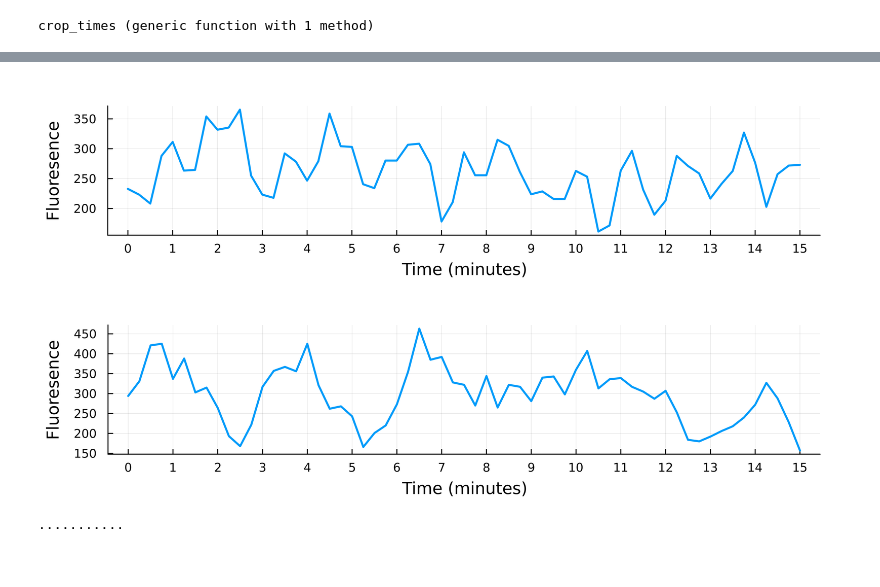
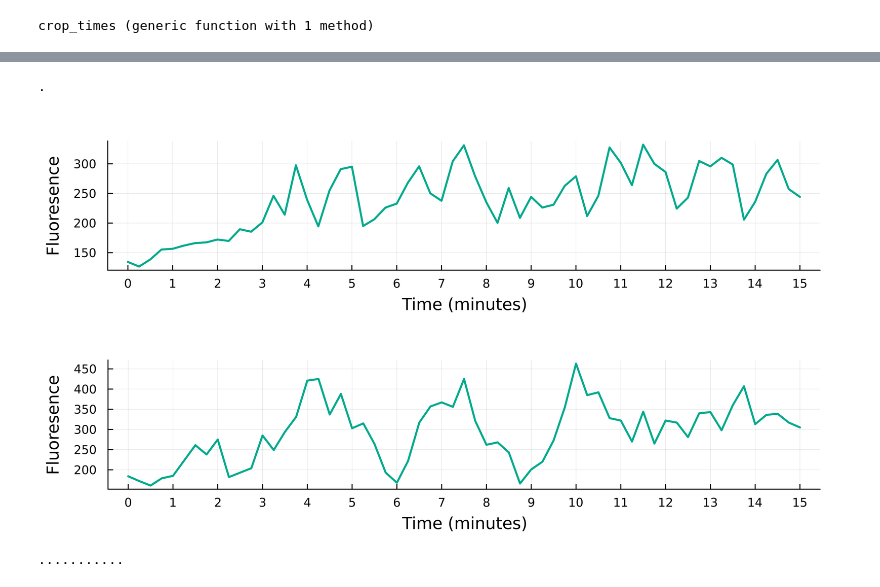
Before and after one commit to crockeraw/PolarityProject, a Jupyter notebook: proj/fig6-deletions/notebooks/cdc42_rga2_bem3.ipynb, the cells around one changed output, grey strips where cells are left out. Drawn from its saved outputs; the diff is of its cells as text; code cells hidden in the pictures.

```diff
--- a/proj/fig6-deletions/notebooks/cdc42_rga2_bem3.ipynb
+++ b/proj/fig6-deletions/notebooks/cdc42_rga2_bem3.ipynb
@@ -71,25 +69,26 @@ attempt to save state beyond implementation limit
 # %%
-file = "../data/movies-rga-bem3-cdc42/cdc42/cell1.tif"
+file = "../data/movies-rga-bem3-cdc42/cdc42/cell6.tif"
 
 interval = 15
 time_threshold=0.45
 masks = mask_site(file, 0.5, n_sites=1);
 im_size = length(masks[:,1,1,1])*length(masks[1,:,1,1])
 m1 = masks[:,:,:,1]
 q1 = maximum(m1, dims=(1,2))[1,1,:]
 times_max1 = crop_times(q1, 15*(60/interval), time_threshold)
 crop1 = q1[times_max1]
 t = range(0,60/interval*15)*(interval/60) # Convert from 1 frame every 5 sec, to minutes
-plot(t, crop1.*(3/5), xticks=range(0,15), linewidth=2, label=false, dpi=600,
+plot(t, crop1.*(3/5), xticks=range(0,15), linewidth=2, label=false, dpi=600, color=9,
     xlabel="Time (minutes)", ylabel="Fluoresence", size=(800,200), margin=5Plots.mm)
 #savefig("../figures/3XGB_1site_m3c21.png")
 # %% [output]
+.
-[figure, old version]
+[figure, new version]
 # %%
 file = "../data/movies-rga-bem3-cdc42/rga2/cell1.tif"
 
 interval = 15
-time_threshold=0.45
+time_threshold=0.1
 masks = mask_site(file, 0.5, n_sites=1);
 im_size = length(masks[:,1,1,1])*length(masks[1,:,1,1])
 m1 = masks[:,:,:,1]
@@ -97,10 +96,10 @@ q1 = maximum(m1, dims=(1,2))[1,1,:]
 times_max1 = crop_times(q1, 15*(60/interval), time_threshold)
 crop1 = q1[times_max1]
 t = range(0,60/interval*15)*(interval/60) # Convert from 1 frame every 5 sec, to minutes
-plot(t, crop1, xticks=range(0,15), linewidth=2, label=false, dpi=600,
+plot(t, crop1, xticks=range(0,15), linewidth=2, label=false, dpi=600, color=9,
     xlabel="Time (minutes)", ylabel="Fluoresence", size=(800,200), margin=5Plots.mm)
-#savefig("../figures/3XGB_1site_m3c21.png")
+#savefig("../figures/rga1_cell3_trace.png")
 # %% [output]
-[figure, old version]
+[figure, new version]
 # %%
 dir = "../data/movies-rga-bem3-cdc42/bem3/"
```
Also changed, not shown: parts of 4 cells of this notebook, 1 other file.
